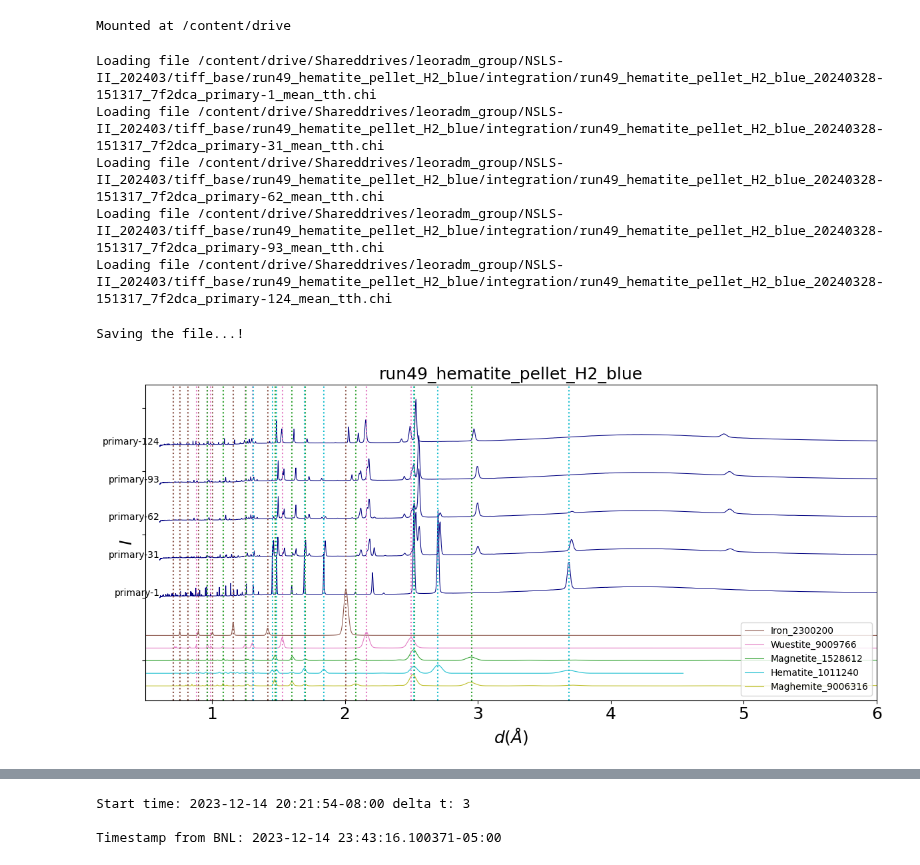
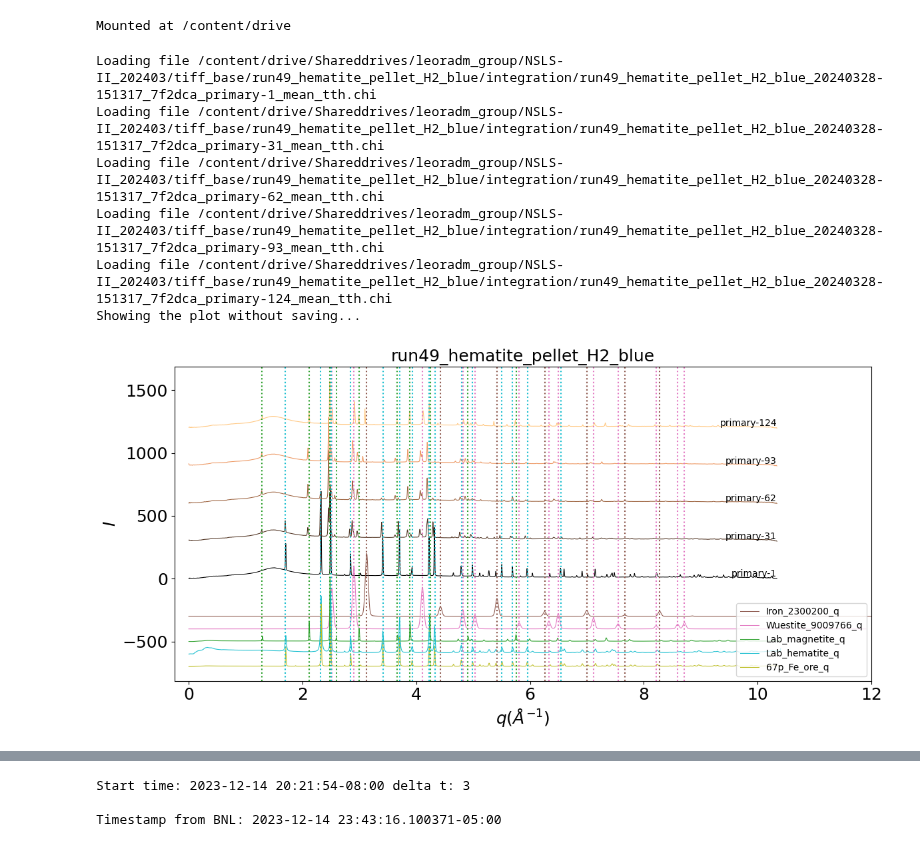
Before and after one commit to lmoghimi/personal-processing, a Jupyter notebook: xrd_analysis_Lauren.ipynb, the cells around one changed output, grey strips where cells are left out. Saved outputs shown, nothing was run; the diff lists cells and outputs as text; code cells hidden in the pictures.

Commit message:
updates to reference scans and plotting in q

```diff
--- a/xrd_analysis_Lauren.ipynb
+++ b/xrd_analysis_Lauren.ipynb
@@ -93,8 +114,11 @@ for run in ['run49']:
     ################# plotting setting
     figsize = (12, 6)
     fs = 18
-    fig, ax = plt.subplots(figsize=figsize, tight_layout=True)
+    fig, ax = plt.subplots(figsize=figsize, tight_layout=True) #this is key for "hold on"!!!!
 
+    num_of_lines = len(timestamps)
+    lincol_gradient = iter(cm.copper(np.linspace(0,1,num_of_lines))) #Wistia, copper, and autumn are nice gradients
+    counting = 0
     ################ plotting selected timestamps
     for iv, timestamp in enumerate(timestamps):
         filename = filedict[timestamp]
@@ -102,74 +126,98 @@ for run in ['run49']:
         rawdata = np.loadtxt(filename)
         tth = rawdata[:, 0]
         d = 0.5*wavelength/np.sin(np.radians(tth/2)) #Bragg's law in angrstrom
+        q = 2*np.pi/d
         I = rawdata[:, 1]
         I = I + iv * 300
         #I = I + iv * 100 #iv is basically the index number for the scan. this makes a waterfall plot
         # I = I/I.max() + 0.25 * iv
         #ax.plot(d, I, label=timestamp, color = lincol_wf, linewidth = lw)
-        ax.plot(d, I, color = lincol_wf, linewidth = lw)
+        #ax.plot(d, I, color = lincol_wf, linewidth = lw)
+
+
+        c=next(lincol_gradient)
+        ax.plot(q, I, color = c, linewidth = lw)
         #ax.plot(tth, I, label=timestamp) #####
-        ax.text(d[-1], I[-1], timestamp, ha='right', va='bottom')
+        #ax.text(d[-1], I[-1], timestamp, ha='right', va='bottom')
+        ax.text(q[-1], I[-1], timestamp, ha='right', va='bottom')
         #ax.text(tth[-1], I[-1], timestamp, ha='left', va='bottom') #####
 
+        counting = counting + 1
+
     ######### load multiple reference files, Yifan, 2024/4/12
-    ref_phases = ['Iron_2300200', 'Wuestite_9009766','Magnetite_1528612','Hematite_1011240','Maghemite_9006316']
-    color_ref_phases = [lincol_fe, lincol_w, lincol_m, lincol_h, lincol_magh] #setting the line colors for the reference files. these are predetermined in the previous code cell
+    #ref_phases = ['SU_55Fe_S3_20231113-123848_ffaed2_primary-1_mean_q','SU_Lmag_S1_20231113-123625_d9ddff_primary-1_mean_q','SU_Lhem_S2_20231113-123737_848648_primary-1_mean_q','SU_67p1Fe_S6_20231113-124225_d3d593_primary-1_mean_q']
+    #ref_phases = ['Iron_2300200', 'Wuestite_9009766','Magnetite_1528612','Hematite_1011240']
+    ref_phases = ['Iron_2300200_q', 'Wuestite_9009766_q','Lab_magnetite_q','Lab_hematite_q','67p_Fe_ore_q']
+    #ref_phases = ['Iron_2300200', 'Wuestite_9009766','Magnetite_1528612','Hematite_1011240','Maghemite_9006316']
+    #color_ref_phases = [lincol_fe, lincol_m, lincol_h, lincol_h_ore] #setting the line colors for the reference files. these are predetermined in the previous code cell
+    #color_ref_phases = [lincol_fe, lincol_w, lincol_m, lincol_h]
+    color_ref_phases = [lincol_fe, lincol_w, lincol_m, lincol_h, lincol_magh]
     ref_shift_y = -100
     for i_phase, ref_phase in enumerate(ref_phases):
         reffile = os.path.join(userdir, 'userScripts', 'xrd_profiles', ref_phase + '.txt')
         refdata = np.loadtxt(reffile)
-        tth_ref = refdata[:, 0]
-        d_ref = 0.5*wavelength/np.sin(np.radians(tth_ref/2)) #convert to d-spacing
-        I_ref = refdata[:, 1] - refdata[0, 1] + ref_shift_y*(i_phase + 1) -200
-        # I_ref = I_ref/I_ref.max() - 1
-        ax.plot(d_ref, I_ref, label= ref_phase, linewidth= lw, color= color_ref_phases[i_phase])
+        #tth_ref = refdata[:, 0]
+        q_ref = refdata[:, 0]
+        #d_ref = 0.5*wavelength/np.sin(np.radians(tth_ref/2)) #convert to d-spacing
+        #q_ref = 2*np.pi/d_ref
+        I_ref = (refdata[:, 1] - refdata[0, 1]) #"grounding" the data
+        '''
+        largest = heapq.nlargest(2, I_ref) #find the second max value, which we will use for normalization
+        print(largest)
+        I_ref = I_ref/largest[1] + ref_shift_y*(i_phase + 1) -200
+        '''
+        sensitivity = 500 #the larger the value, the more prominent the peaks
+        I_ref = I_ref/(I_ref.max()/sensitivity)  + ref_shift_y*(i_phase + 1) -200
+        #ax.plot(d_ref, I_ref, label= ref_phase, linewidth= lw, color= color_ref_phases[i_phase])
+        ax.plot(q_ref, I_ref, label= ref_phase, linewidth= lw, color= color_ref_phases[i_phase])
         #ax.plot(tth_ref, I_ref, label= ref_phase) #####
         #ax.plot(tth_ref, I_ref, label='Ref_' + ref_phase)
         #ax.text(tth_ref[-1], I_ref[-1], ref_phase, ha='left', va='bottom')
 
-    xlim_left, xlim_right = 0.5, 6 #for d
+    #xlim_left, xlim_right = 0.5, 6 #for d
     #xlim_left, xlim_right = -0.25, 20 #for tth #####
+    xlim_left, xlim_right = -0.25, 12 #for q
     ax.set_xlim(xlim_left, xlim_right)
     ax.legend(loc='lower right')
-    ax.set_xlabel(r'$d  ({\AA})$', fontsize=fs)
+    #ax.set_xlabel(r'$d  ({\AA})$', fontsize=fs)
+    ax.set_xlabel(r'$q  ({\AA}^{-1})$', fontsize=fs)
     #ax.set_xlabel(r'$2\theta (\degree)$', fontsize=fs) #####
     ax.set_ylabel(r'$I$', fontsize=fs)
     ax.set_title(expname, fontsize=fs)
     ax.tick_params(labelsize=fs)
-    ax.set_yticklabels([]) #turns off tick labels for vertical axis
+    #ax.set_yticklabels([]) #turns off tick labels for vertical axis
 
 ################# plot vertical lines for the reference phase peaks
-    for i_vert_line in ref_d_fe: #plot the vertical lines
+    for i_vert_line in ref_q_fe: #plot the vertical lines
     #for i_vert_line in ref_tth_fe:
         plt.axvline(x=i_vert_line, linestyle='dotted', color=lincol_fe)
 
-    for i_vert_line in ref_d_w:
+    for i_vert_line in ref_q_w:
             plt.axvline(x=i_vert_line, linestyle='dotted', color=lincol_w)
 
-    for i_vert_line in ref_d_m:
+    for i_vert_line in ref_q_m:
             plt.axvline(x=i_vert_line, linestyle='dotted', color=lincol_m)
 
-    for i_vert_line in ref_d_h:
+    for i_vert_line in ref_q_h:
             plt.axvline(x=i_vert_line, linestyle='dotted', color=lincol_h)
 
  ########## save settings
     if response == "y":
       print("Saving the file...!")
       fname_typ = 'wf_'+ xrd_type + '_' + expname + '.png' #wf = waterfall
       save_loc = os.path.join(userdir, 'userAnalysis' + '/' + 'waterfallPlots'+ '/')
       if not os.path.isdir(save_loc):
           os.makedirs(save_loc)
       plt.savefig(save_loc + fname_typ)
     elif response == "n":
       print("Showing the plot without saving...")
       plt.show()
     else: print("Please enter yes or no.")
 # %% [output]
 Loading file /content/drive/Shareddrives/leoradm_group/NSLS-II_202403/tiff_base/run49_hematite_pellet_H2_blue/integration/run49_hematite_pellet_H2_blue_20240328-151317_7f2dca_primary-1_mean_tth.chi
 Loading file /content/drive/Shareddrives/leoradm_group/NSLS-II_202403/tiff_base/run49_hematite_pellet_H2_blue/integration/run49_hematite_pellet_H2_blue_20240328-151317_7f2dca_primary-31_mean_tth.chi
 Loading file /content/drive/Shareddrives/leoradm_group/NSLS-II_202403/tiff_base/run49_hematite_pellet_H2_blue/integration/run49_hematite_pellet_H2_blue_20240328-151317_7f2dca_primary-62_mean_tth.chi
 Loading file /content/drive/Shareddrives/leoradm_group/NSLS-II_202403/tiff_base/run49_hematite_pellet_H2_blue/integration/run49_hematite_pellet_H2_blue_20240328-151317_7f2dca_primary-93_mean_tth.chi
 Loading file /content/drive/Shareddrives/leoradm_group/NSLS-II_202403/tiff_base/run49_hematite_pellet_H2_blue/integration/run49_hematite_pellet_H2_blue_20240328-151317_7f2dca_primary-124_mean_tth.chi
+Showing the plot without saving...
-Saving the file...!
-[figure, old version]
+[figure, new version]
```
Also changed, not shown: parts of 3 cells of this notebook.
